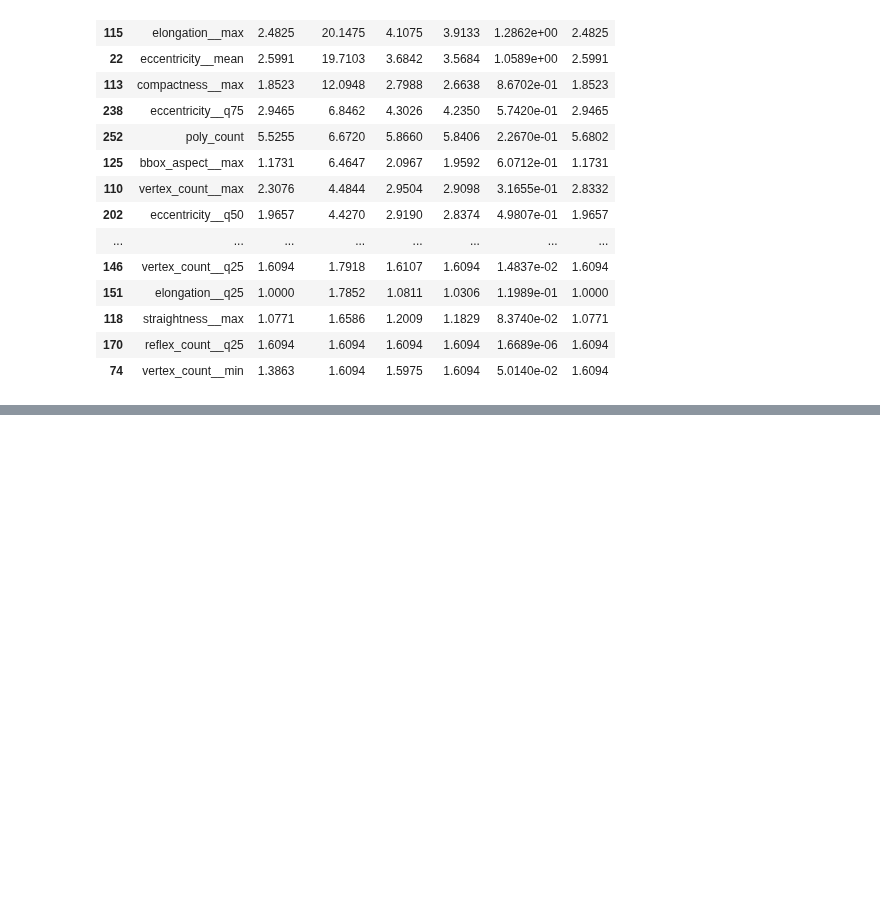
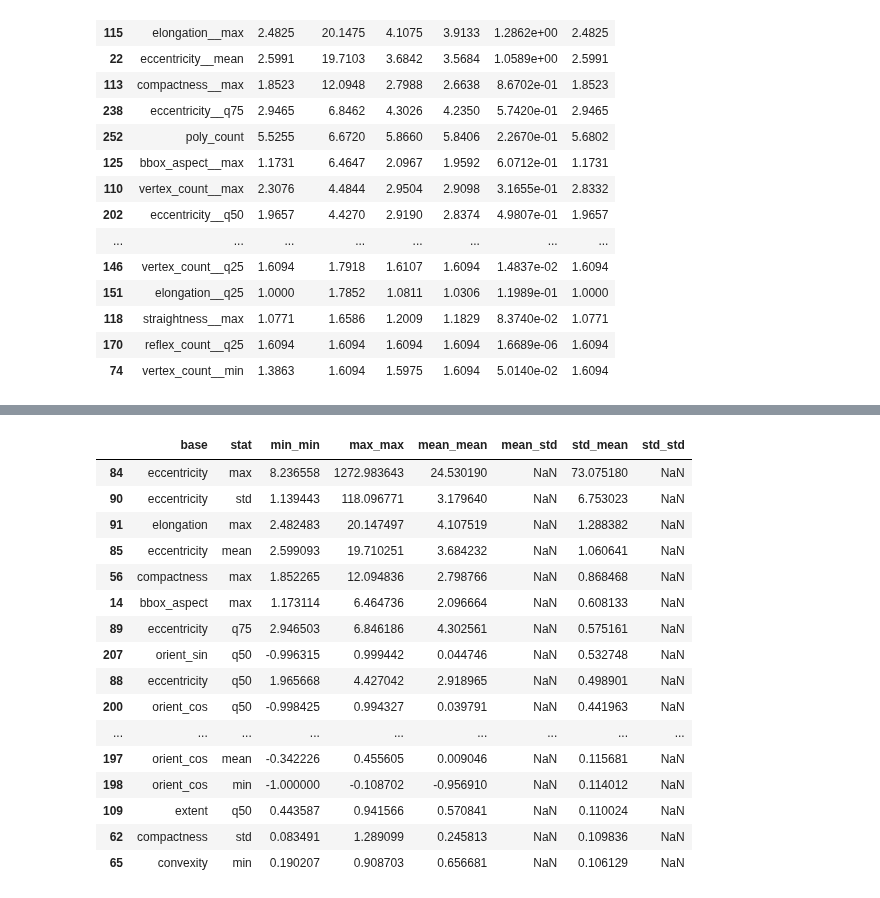
Before and after one commit to AmirDonyadide/nl2map-generalization, a Jupyter notebook: notebooks/maps_embedding_sanity_check.ipynb, the cells around one changed output, grey strips where cells are left out. Drawn from its saved outputs; the diff is of its cells as text; code cells hidden in the pictures; blank space fills up the shorter version.

```diff
--- a/notebooks/maps_embedding_sanity_check.ipynb
+++ b/notebooks/maps_embedding_sanity_check.ipynb
@@ -151,3 +151,76 @@ plt.ylabel("PC2")
 plt.show()
 
 print("Explained variance ratio:", pca.explained_variance_ratio_.sum())
+# %%
+import numpy as np, pandas as pd, json
+from pathlib import Path
+
+ROOT = Path("../data/output/map_out")
+npz = np.load(ROOT / "maps_embeddings.npz", allow_pickle=True)
+E   = npz["E"]            # shape: (num_maps, 256)
+ids = npz["ids"]
+
+# Load feature names
+try:
+    feat_names = json.load(open(ROOT / "feature_names.json"))
+except Exception:
+    feat_names = [f"f{i:03d}" for i in range(E.shape[1])]
+
+assert E.shape[1] == len(feat_names), f"Dim mismatch: E has {E.shape[1]} cols, names={len(feat_names)}"
+
+# Per-dimension stats across maps
+df_values = pd.DataFrame(E, columns=feat_names)
+agg = pd.DataFrame({
+    "feature": df_values.columns,
+    "min":     df_values.min(axis=0).values,
+    "max":     df_values.max(axis=0).values,
+    "mean":    df_values.mean(axis=0).values,
+    "std":     df_values.std(axis=0).values,
+})
+
+# Split "base__stat" if available
+def split_feature(name):
+    if "__" in name:
+        b, s = name.split("__", 1)
+    else:
+        b, s = name, "raw"
+    return b, s
+
+base_stat = [split_feature(f) for f in agg["feature"]]
+agg["base"] = [b for b, _ in base_stat]
+agg["stat"] = [s for _, s in base_stat]
+
+# Simple normalization flags (tweak thresholds as you like)
+MEAN_ABS_THR = 1.0
+STD_THR      = 1.0
+RANGE_THR    = 6.0     # e.g., expect most normalized features to stay within ~[-3, +3]
+
+agg["abs_mean"] = agg["mean"].abs()
+agg["range"]    = agg["max"] - agg["min"]
+
+agg["flag_abs_mean"] = agg["abs_mean"] > MEAN_ABS_THR
+agg["flag_std"]      = agg["std"] > STD_THR
+agg["flag_range"]    = agg["range"] > RANGE_THR
+agg["flags_total"]   = agg[["flag_abs_mean","flag_std","flag_range"]].sum(axis=1)
+
+# Sort by “most suspicious”
+agg_sorted = agg.sort_values(["flags_total","std","abs_mean","range"], ascending=[False, False, False, False])
+
+# Display the main 256× table
+cols = ["feature","base","stat","min","max","mean","std","abs_mean","range","flag_abs_mean","flag_std","flag_range"]
+display(agg_sorted[cols].reset_index(drop=True))
+
+# Also: quick group view to see which base features misbehave across stats
+group = (
+    agg.groupby(["base","stat"])
+       .agg(min_min=("min","min"),
+            max_max=("max","max"),
+            mean_mean=("mean","mean"),
+            mean_std=("mean","std"),
+            std_mean=("std","mean"),
+            std_std=("std","std"))
+       .reset_index()
+       .sort_values(["std_mean","mean_std"], ascending=False)
+)
+display(group.head(40))
+# %% [output]
@@ -153,0 +240,17 @@ print("Explained variance ratio:", pca.explained_variance_ratio_.sum())
+|  | base | stat | min_min | max_max | mean_mean | mean_std | std_mean | std_std |
+| 84 | eccentricity | max | 8.236558 | 1272.983643 | 24.530190 | NaN | 73.075180 | NaN |
+| 90 | eccentricity | std | 1.139443 | 118.096771 | 3.179640 | NaN | 6.753023 | NaN |
+| 91 | elongation | max | 2.482483 | 20.147497 | 4.107519 | NaN | 1.288382 | NaN |
+| 85 | eccentricity | mean | 2.599093 | 19.710251 | 3.684232 | NaN | 1.060641 | NaN |
+| 56 | compactness | max | 1.852265 | 12.094836 | 2.798766 | NaN | 0.868468 | NaN |
+| 14 | bbox_aspect | max | 1.173114 | 6.464736 | 2.096664 | NaN | 0.608133 | NaN |
+| 89 | eccentricity | q75 | 2.946503 | 6.846186 | 4.302561 | NaN | 0.575161 | NaN |
+| 207 | orient_sin | q50 | -0.996315 | 0.999442 | 0.044746 | NaN | 0.532748 | NaN |
+| 88 | eccentricity | q50 | 1.965668 | 4.427042 | 2.918965 | NaN | 0.498901 | NaN |
+| 200 | orient_cos | q50 | -0.998425 | 0.994327 | 0.039791 | NaN | 0.441963 | NaN |
+| ... | ... | ... | ... | ... | ... | ... | ... | ... |
+| 197 | orient_cos | mean | -0.342226 | 0.455605 | 0.009046 | NaN | 0.115681 | NaN |
+| 198 | orient_cos | min | -1.000000 | -0.108702 | -0.956910 | NaN | 0.114012 | NaN |
+| 109 | extent | q50 | 0.443587 | 0.941566 | 0.570841 | NaN | 0.110024 | NaN |
+| 62 | compactness | std | 0.083491 | 1.289099 | 0.245813 | NaN | 0.109836 | NaN |
+| 65 | convexity | min | 0.190207 | 0.908703 | 0.656681 | NaN | 0.106129 | NaN |
```
Also changed, not shown: parts of 2 cells of this notebook, 1 other file.
